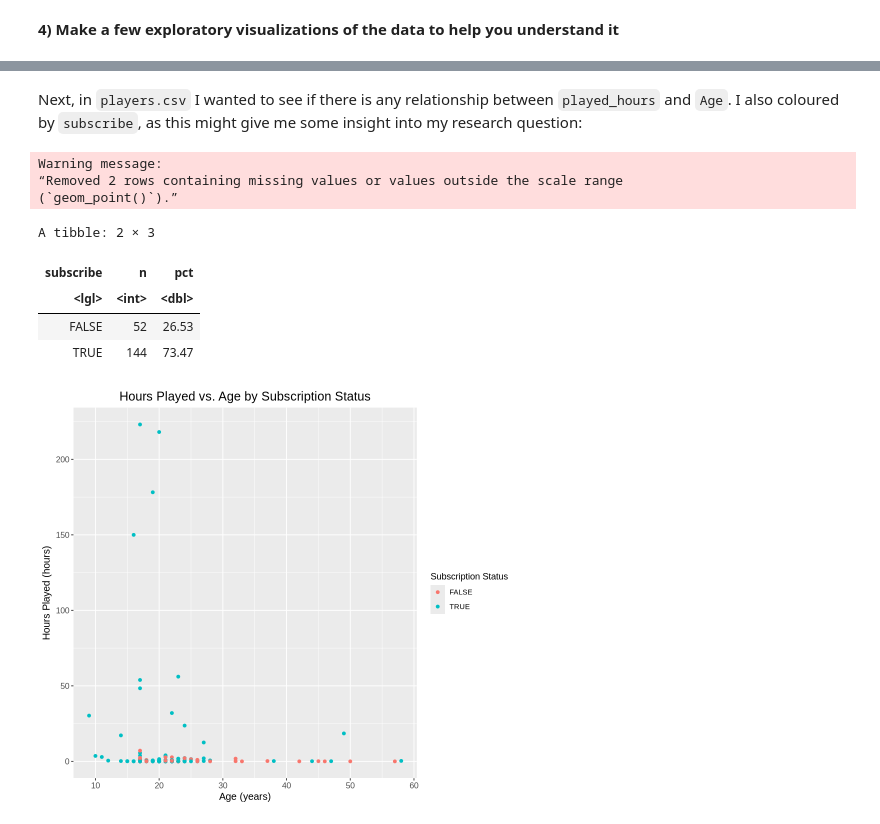
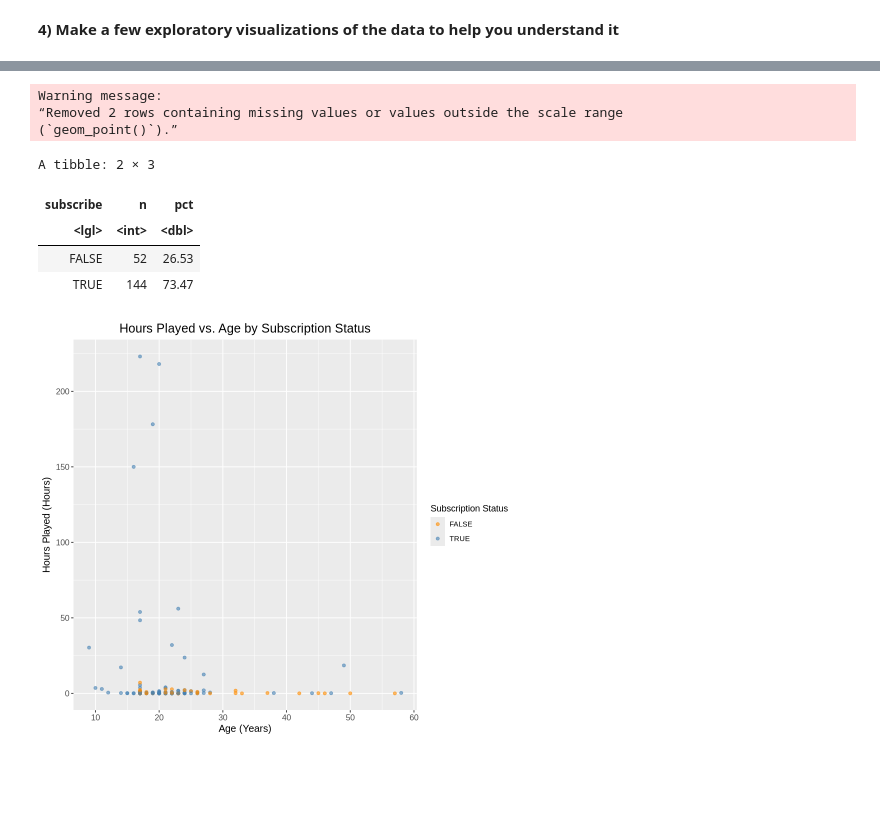
Before and after one commit to axiao28204/dsci100_project, a Jupyter notebook: individual_project_planning.ipynb, the cells around one changed output, grey strips where cells are left out. Saved outputs shown, nothing was run; the diff lists cells and outputs as text; code cells hidden in the pictures; blank space fills up the shorter version.

````diff
--- a/individual_project_planning.ipynb
+++ b/individual_project_planning.ipynb
@@ -279,34 +285,33 @@ Warning message:
-# %% [markdown]
-Next, in ```players.csv``` I wanted to see if there is any relationship between ```played_hours``` and ```Age```. I also coloured by ```subscribe```, as this might give me some insight into my research question:
 # %%
 options(repr.plot.height = 7, repr.plot.width = 8)
 
 ## create plot of hours played vs age, group by subscription status
 age_hours_plot <- players |>
     ggplot(aes(x = Age, y = played_hours, color = subscribe)) +
-    geom_point() +
+    geom_point(alpha = 0.6) +
     labs(title = 'Hours Played vs. Age by Subscription Status',
-         x = 'Age (years)',
-         y = 'Hours Played (hours)',
+         x = 'Age (Years)',
+         y = 'Hours Played (Hours)',
         color = 'Subscription Status') +
     theme(plot.title = element_text(size = 15, hjust = 0.5),
          axis.title = element_text(size = 12),
-         axis.text = element_text(size = 10))
+         axis.text = element_text(size = 10)) +
+    scale_color_manual(values = c('darkorange', 'steelblue'))
 
 age_hours_plot
 
 ## summarise pct players where subscribe = TRUE/FALSE:
 pct_true <- players |>
   count(subscribe) |>
-  mutate(pct = round(n/sum(n)*100,2))
+  mutate(pct = round(n/sum(n)*100, 2))
 pct_true
 # %% [output]
 Warning message:
 “Removed 2 rows containing missing values or values outside the scale range
 (`geom_point()`).”
 A tibble: 2 × 3
 | subscribe | n | pct |
 | <lgl> | <int> | <dbl> |
 | FALSE | 52 | 26.53 |
 | TRUE | 144 | 73.47 |
-[figure, old version]
+[figure, new version]
````
Also changed, not shown: parts of 16 cells of this notebook.
